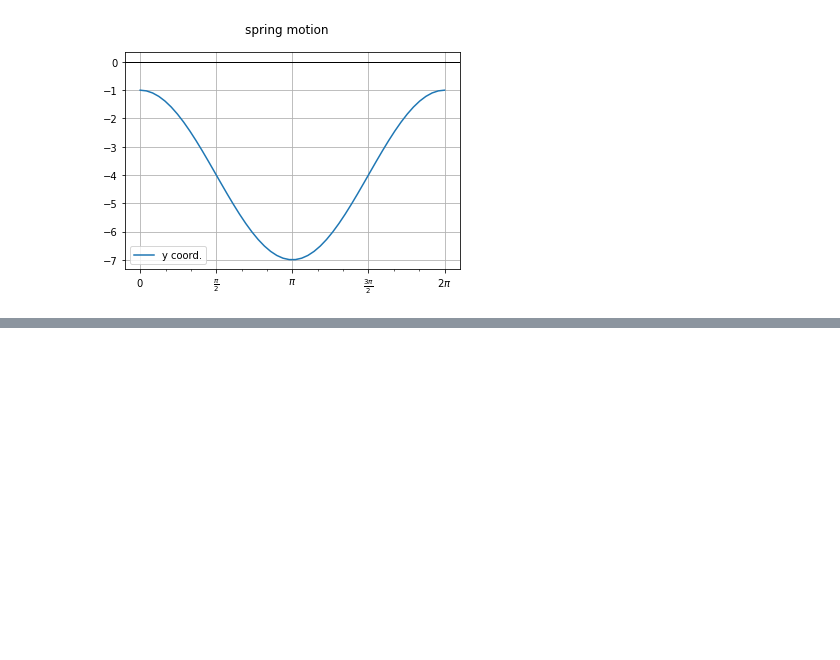
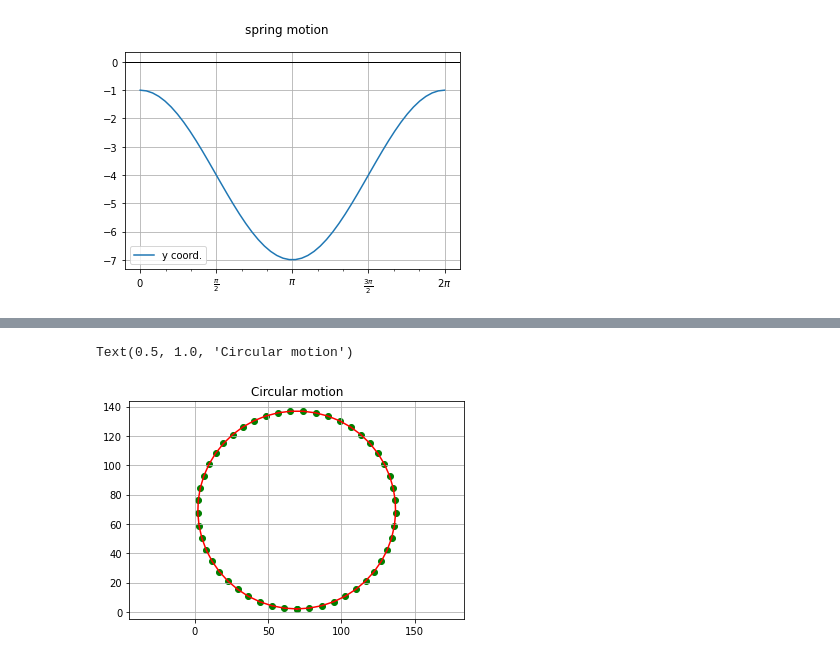
Before and after one commit to solisgb/jpnb, a Jupyter notebook: pre_calc_ex/Trig_func.ipynb, the cells around one changed output, grey strips where cells are left out. Saved outputs shown, nothing was run; the diff lists cells and outputs as text; code cells hidden in the pictures; blank space fills up the shorter version.

```diff
--- a/pre_calc_ex/Trig_func.ipynb
+++ b/pre_calc_ex/Trig_func.ipynb
@@ -201,0 +245,9 @@ xy(x , [y,], ['y coord.', ], 'spring motion')
+# %%
+plt.scatter(xfw, yfw, color='green')
+plt.plot(xfw, yfw, 'red')
+plt.grid()
+plt.axis('equal')
+plt.title('Circular motion')
+# %% [output]
+Text(0.5, 1.0, 'Circular motion')
+[figure, added]
```
Also changed, not shown: parts of 36 cells of this notebook, 1 other file.
